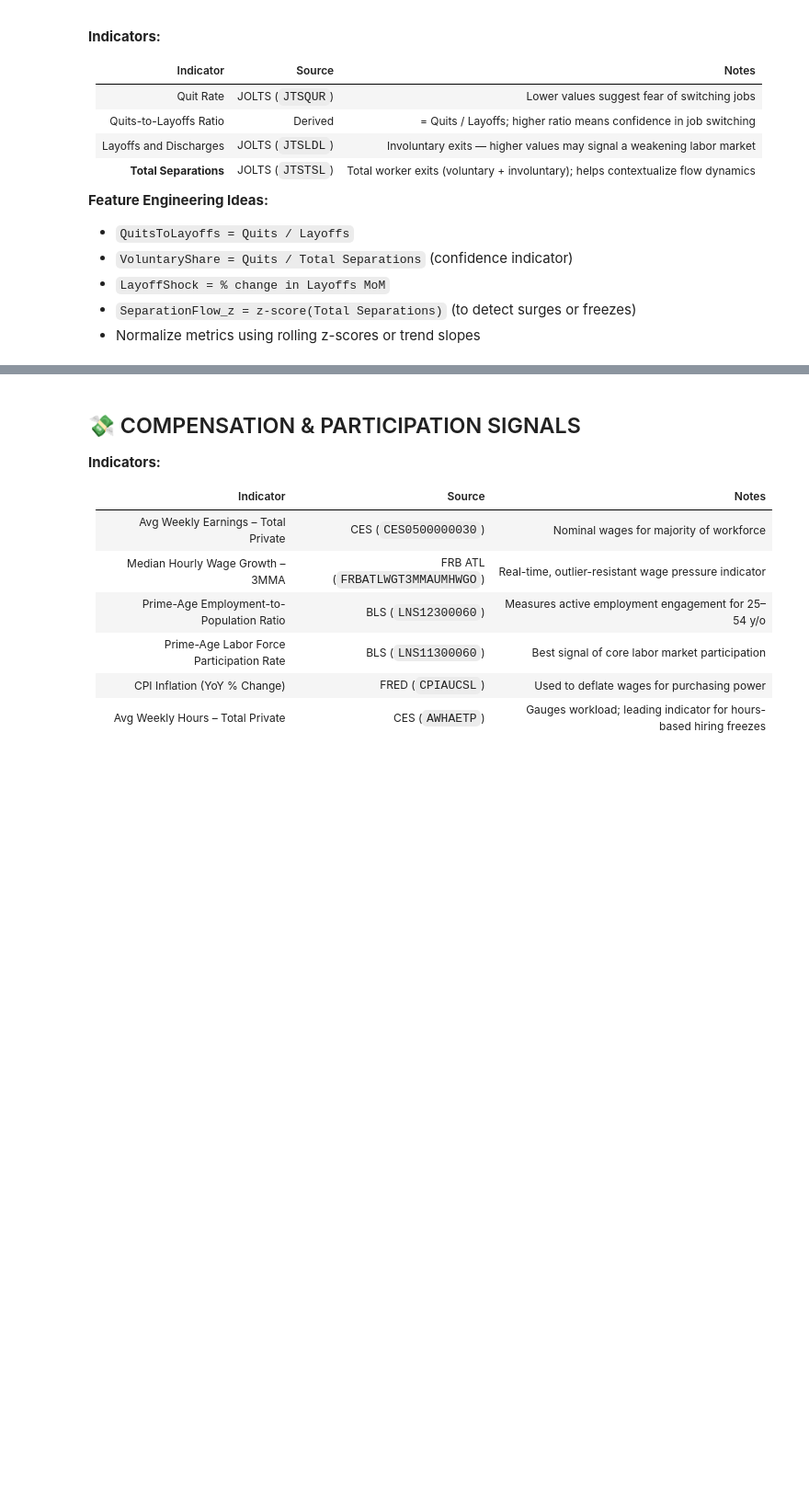
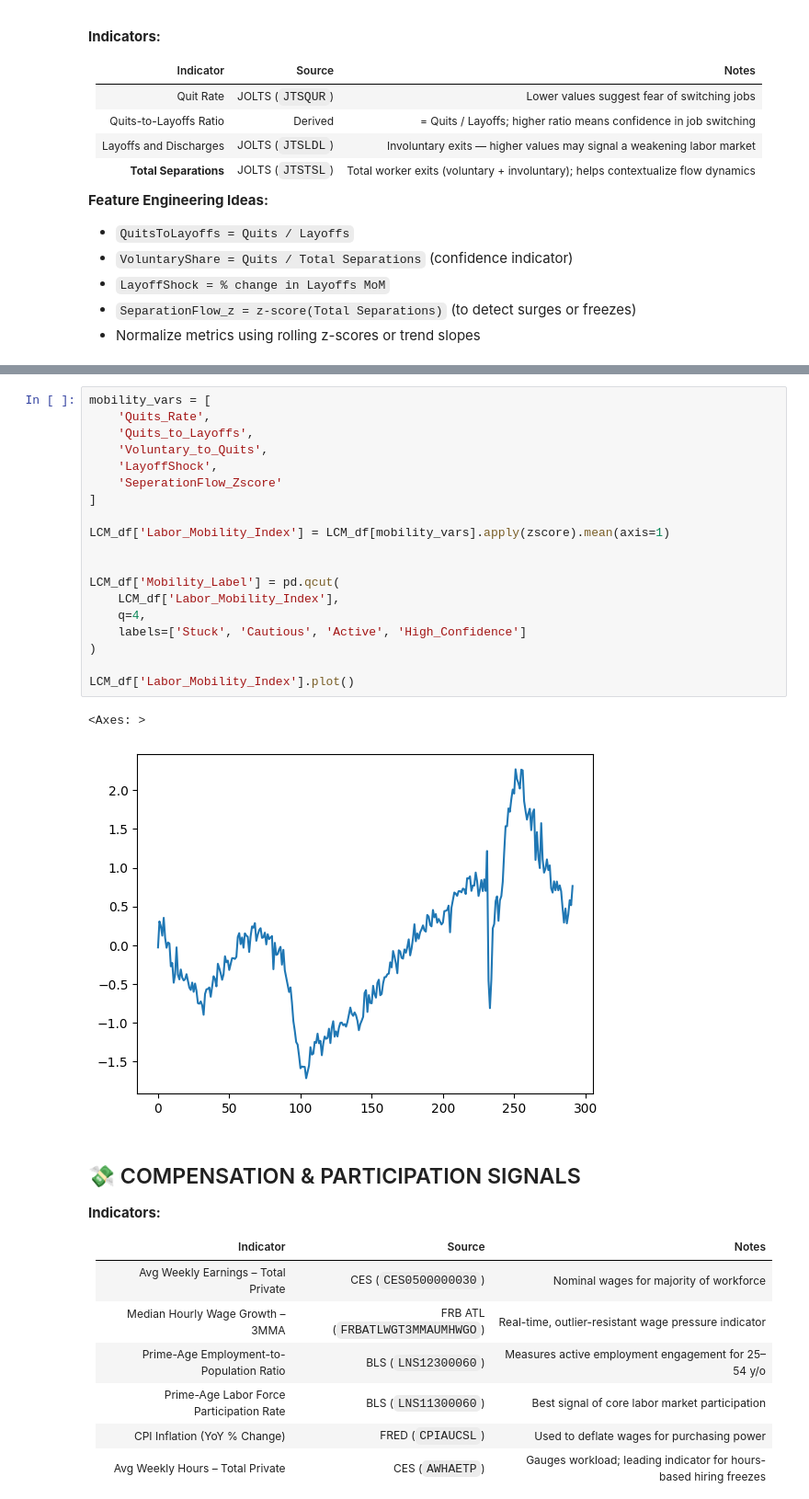
Before and after one commit to Makster04/Labor_Market_Index, a Jupyter notebook: JobMarket.ipynb, the cells around one changed output, grey strips where cells are left out. Shown at 92% size. Drawn from its saved outputs; the diff is of its cells as text; blank space fills up the shorter version.

```diff
--- a/JobMarket.ipynb
+++ b/JobMarket.ipynb
@@ -154,3 +216,25 @@ LCM_df
+# %%
+mobility_vars = [
+    'Quits_Rate',
+    'Quits_to_Layoffs',
+    'Voluntary_to_Quits',
+    'LayoffShock',
+    'SeperationFlow_Zscore'
+]
+
+LCM_df['Labor_Mobility_Index'] = LCM_df[mobility_vars].apply(zscore).mean(axis=1)
+
+
+LCM_df['Mobility_Label'] = pd.qcut(
+    LCM_df['Labor_Mobility_Index'],
+    q=4,
+    labels=['Stuck', 'Cautious', 'Active', 'High_Confidence']
+)
+
+LCM_df['Labor_Mobility_Index'].plot()
+# %% [output]
+<Axes: >
+[figure, added]
 # %% [markdown]
 ## 💸 COMPENSATION & PARTICIPATION SIGNALS
 
```
Also changed, not shown: parts of 49 cells of this notebook, 2 other files.
